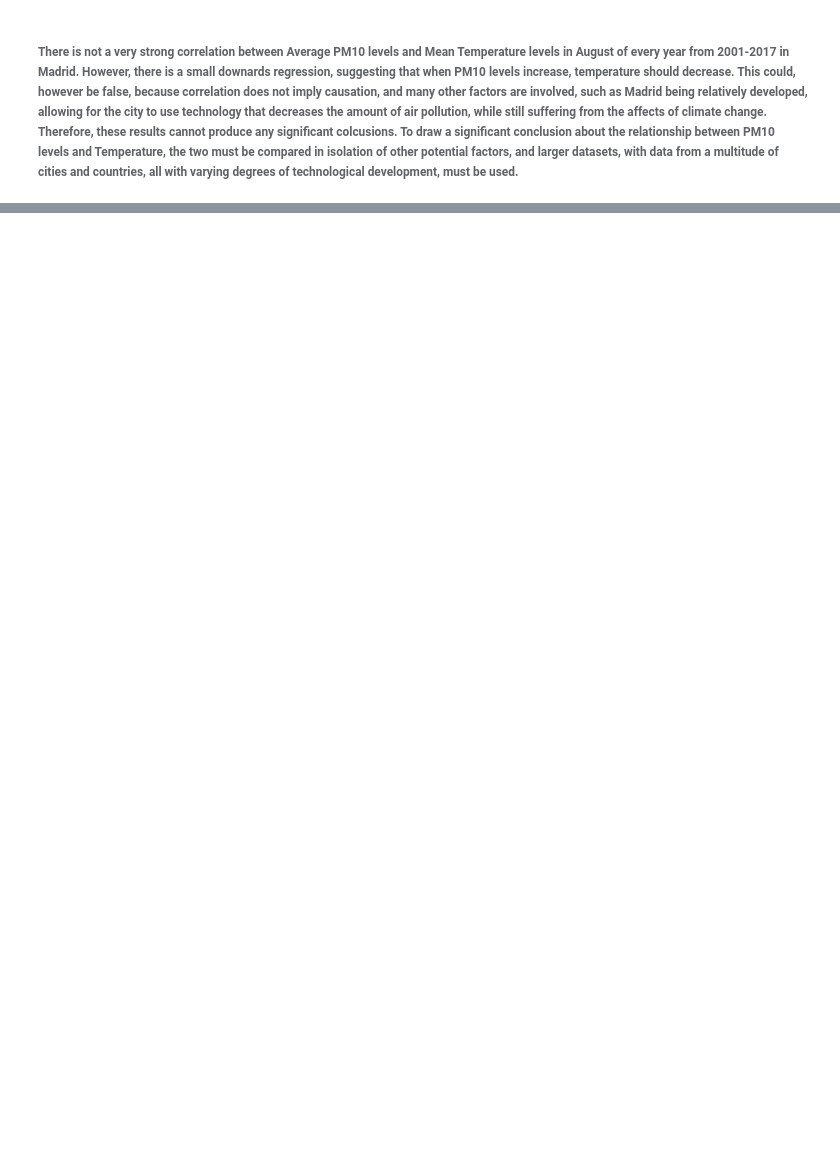
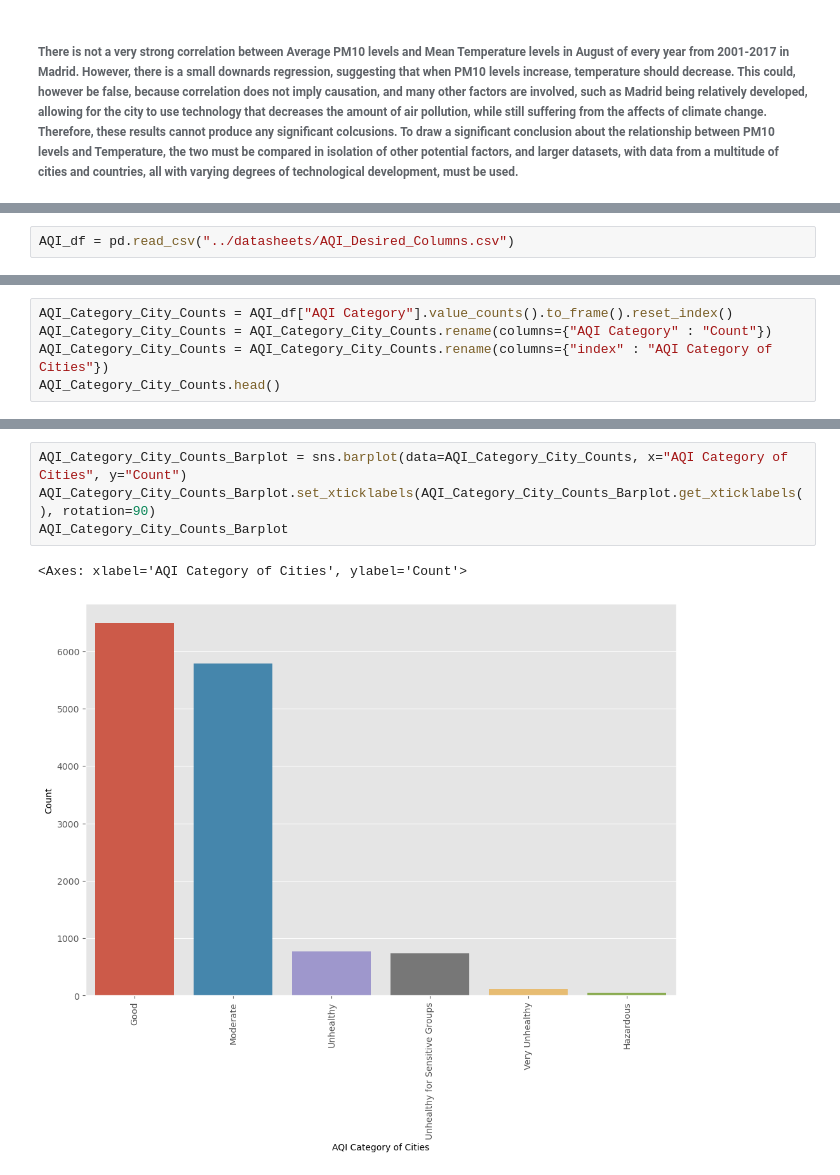
Before and after one commit to EirfatChoudhury/AQIVsTempContinued, a Jupyter notebook: data-analysis/AQIvsTemp.ipynb, the cells around one changed output, grey strips where cells are left out. Saved outputs shown, nothing was run; the diff lists cells and outputs as text; blank space fills up the shorter version.

Commit message:
Found modal AQI categories in both cities and countries and made a comparison between the two.

```diff
--- a/data-analysis/AQIvsTemp.ipynb
+++ b/data-analysis/AQIvsTemp.ipynb
@@ -109,0 +112,2 @@ for line in range(0, madrid_Temp_PM10.shape[0]):
+# %%
+AQI_df = pd.read_csv("../datasheets/AQI_Desired_Columns.csv")
@@ -109,0 +136,5 @@ for line in range(0, madrid_Temp_PM10.shape[0]):
+# %%
+AQI_Category_City_Counts = AQI_df["AQI Category"].value_counts().to_frame().reset_index()
+AQI_Category_City_Counts = AQI_Category_City_Counts.rename(columns={"AQI Category" : "Count"})
+AQI_Category_City_Counts = AQI_Category_City_Counts.rename(columns={"index" : "AQI Category of Cities"})
+AQI_Category_City_Counts.head()
@@ -109,0 +163,7 @@ for line in range(0, madrid_Temp_PM10.shape[0]):
+# %%
+AQI_Category_City_Counts_Barplot = sns.barplot(data=AQI_Category_City_Counts, x="AQI Category of Cities", y="Count")
+AQI_Category_City_Counts_Barplot.set_xticklabels(AQI_Category_City_Counts_Barplot.get_xticklabels(), rotation=90)
+AQI_Category_City_Counts_Barplot
+# %% [output]
+<Axes: xlabel='AQI Category of Cities', ylabel='Count'>
+[figure, added]
```
Also changed, not shown: parts of 8 cells of this notebook.
